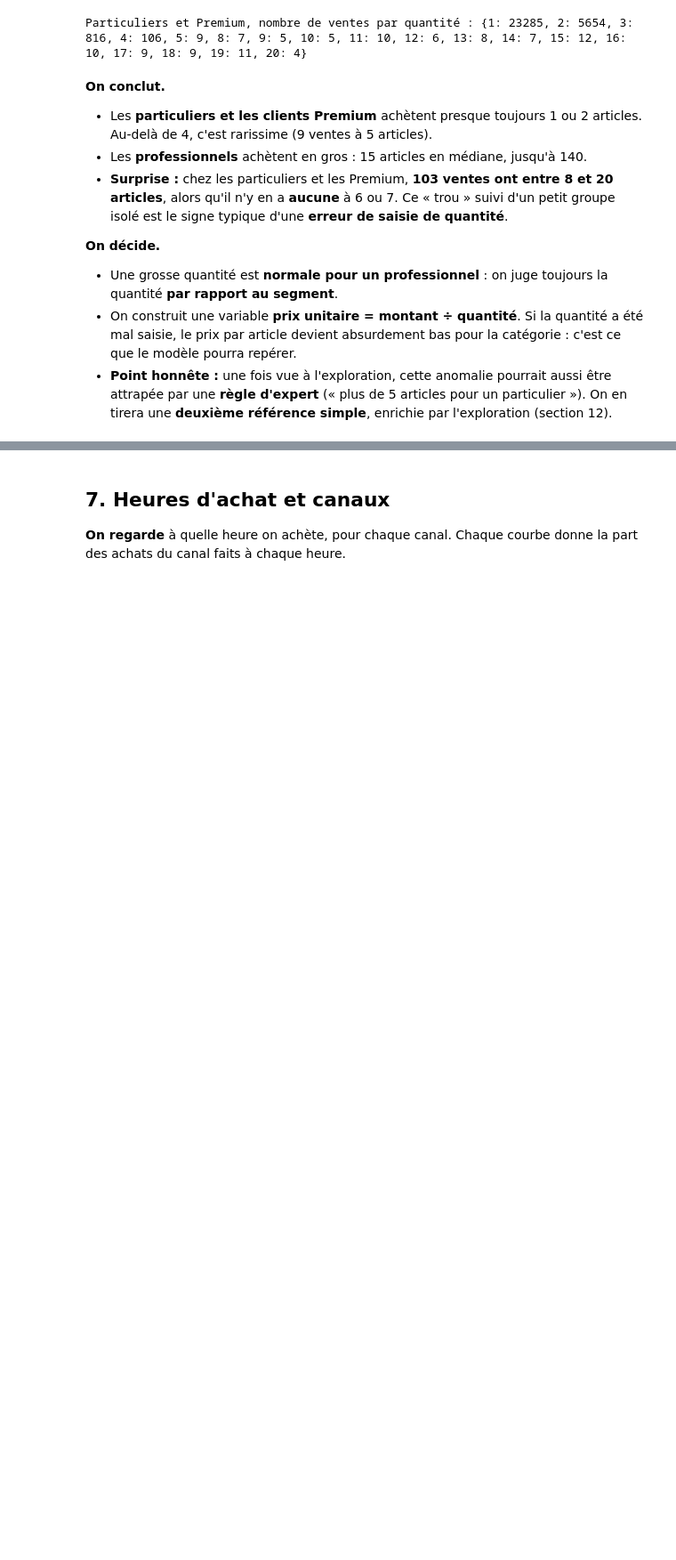
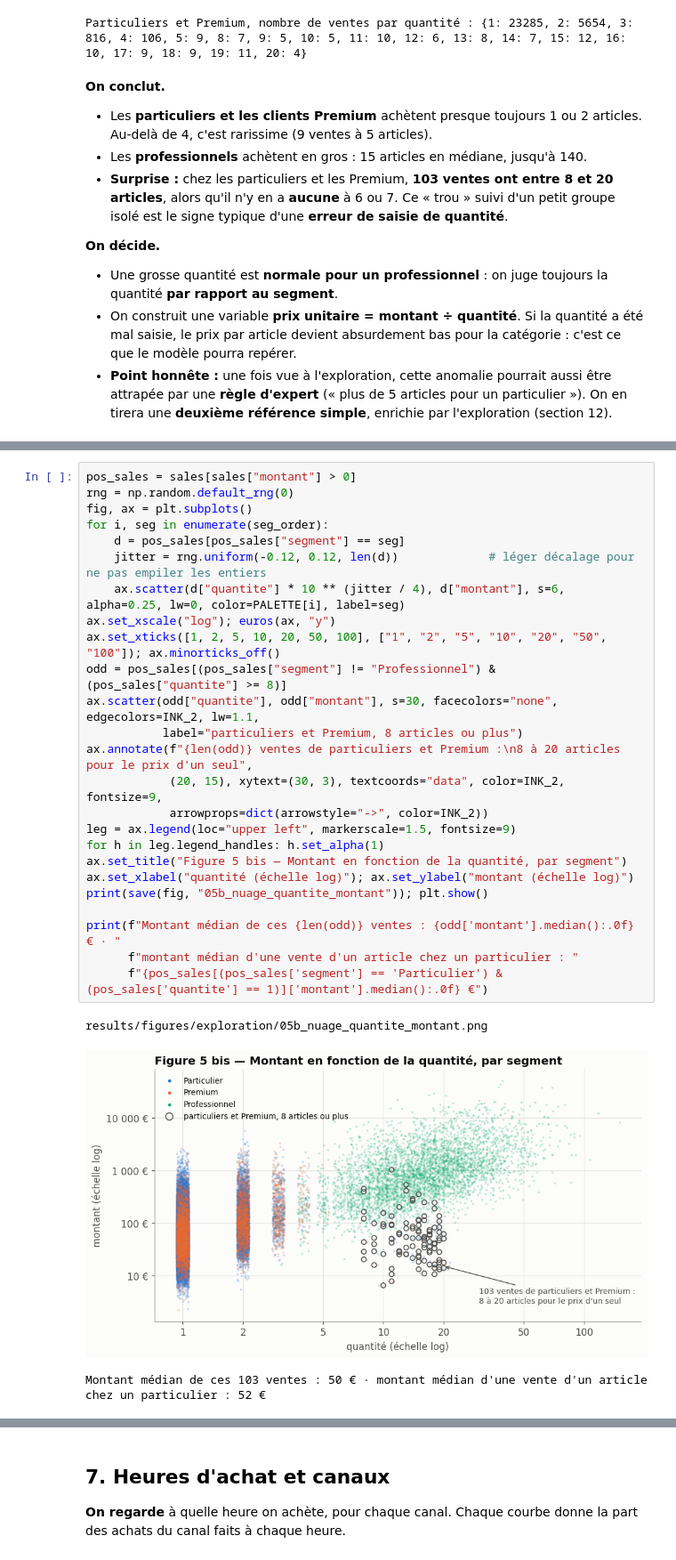
Before and after one commit to liam237/datamesh-ai-governance, a Jupyter notebook: notebooks/01_exploration.ipynb, the cells around one changed output, grey strips where cells are left out. Shown at 89% size. Saved outputs shown, nothing was run; the diff lists cells and outputs as text; blank space fills up the shorter version.

```diff
--- a/notebooks/01_exploration.ipynb
+++ b/notebooks/01_exploration.ipynb
@@ -329,0 +407,29 @@ Particuliers et Premium, nombre de ventes par quantité : {1: 23285, 2: 5654, 3:
+# %%
+pos_sales = sales[sales["montant"] > 0]
+rng = np.random.default_rng(0)
+fig, ax = plt.subplots()
+for i, seg in enumerate(seg_order):
+    d = pos_sales[pos_sales["segment"] == seg]
+    jitter = rng.uniform(-0.12, 0.12, len(d))             # léger décalage pour ne pas empiler les entiers
+    ax.scatter(d["quantite"] * 10 ** (jitter / 4), d["montant"], s=6, alpha=0.25, lw=0, color=PALETTE[i], label=seg)
+ax.set_xscale("log"); euros(ax, "y")
+ax.set_xticks([1, 2, 5, 10, 20, 50, 100], ["1", "2", "5", "10", "20", "50", "100"]); ax.minorticks_off()
+odd = pos_sales[(pos_sales["segment"] != "Professionnel") & (pos_sales["quantite"] >= 8)]
+ax.scatter(odd["quantite"], odd["montant"], s=30, facecolors="none", edgecolors=INK_2, lw=1.1,
+           label="particuliers et Premium, 8 articles ou plus")
+ax.annotate(f"{len(odd)} ventes de particuliers et Premium :\n8 à 20 articles pour le prix d'un seul",
+            (20, 15), xytext=(30, 3), textcoords="data", color=INK_2, fontsize=9,
+            arrowprops=dict(arrowstyle="->", color=INK_2))
+leg = ax.legend(loc="upper left", markerscale=1.5, fontsize=9)
+for h in leg.legend_handles: h.set_alpha(1)
+ax.set_title("Figure 5 bis — Montant en fonction de la quantité, par segment")
+ax.set_xlabel("quantité (échelle log)"); ax.set_ylabel("montant (échelle log)")
+print(save(fig, "05b_nuage_quantite_montant")); plt.show()
+
+print(f"Montant médian de ces {len(odd)} ventes : {odd['montant'].median():.0f} € · "
+      f"montant médian d'une vente d'un article chez un particulier : "
+      f"{pos_sales[(pos_sales['segment'] == 'Particulier') & (pos_sales['quantite'] == 1)]['montant'].median():.0f} €")
+# %% [output]
+results/figures/exploration/05b_nuage_quantite_montant.png
+[figure, added]
+Montant médian de ces 103 ventes : 50 € · montant médian d'une vente d'un article chez un particulier : 52 €
```
Also changed, not shown: parts of 6 cells of this notebook, 3 other files.
